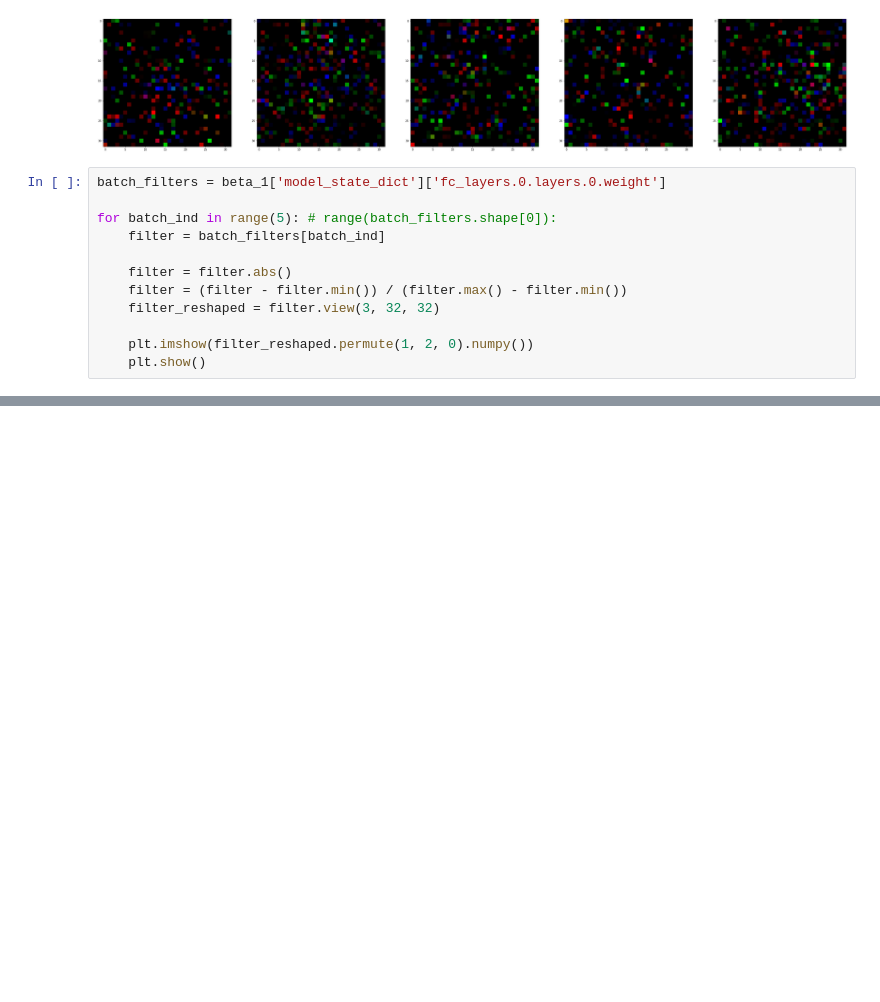
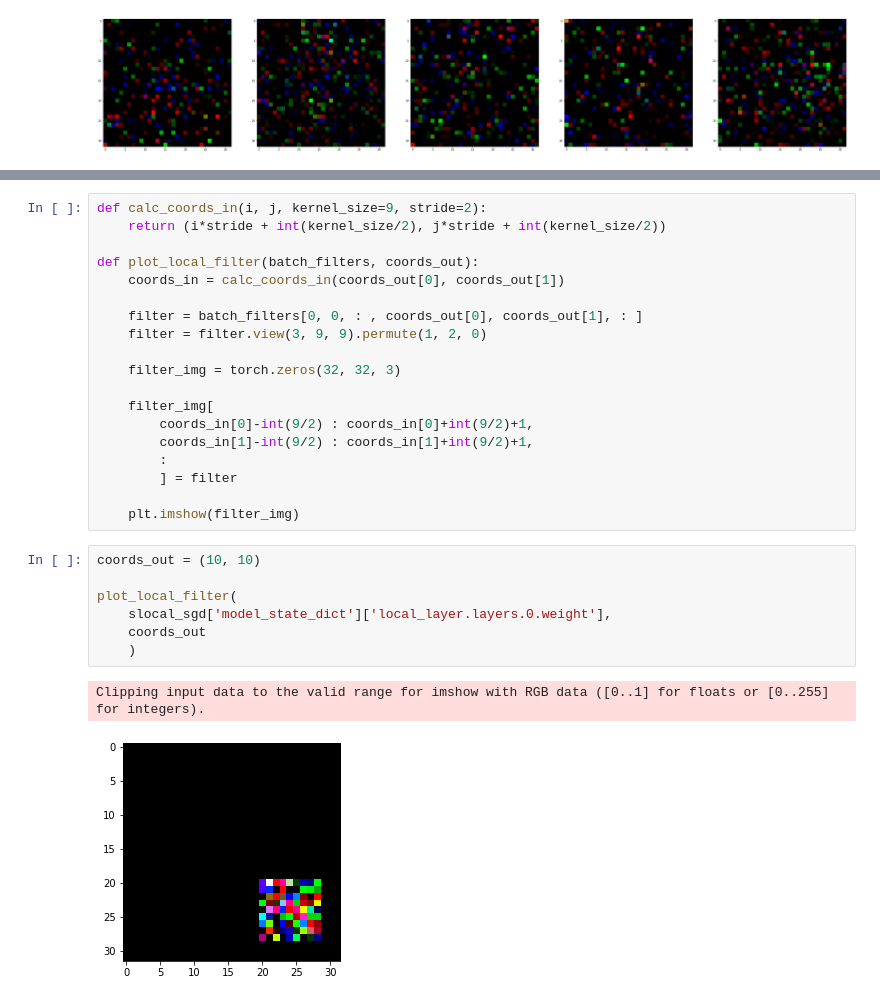
Before and after one commit to gojkoc54/convolutions_from_scratch, a Jupyter notebook: src/playground.ipynb, the cells around one changed output, grey strips where cells are left out. Saved outputs shown, nothing was run; the diff lists cells and outputs as text; blank space fills up the shorter version.

Commit message:
added s-local filter plotting for figure 4

```diff
--- a/src/playground.ipynb
+++ b/src/playground.ipynb
@@ -294,15 +305,3 @@ plot_filters(beta_50['model_state_dict']['fc_layers.0.layers.0.weight'], True)
 [figure]
 [figure]
 [figure]
-# %%
-batch_filters = beta_1['model_state_dict']['fc_layers.0.layers.0.weight']
-
-for batch_ind in range(5): # range(batch_filters.shape[0]):
-    filter = batch_filters[batch_ind]
-
-    filter = filter.abs()
-    filter = (filter - filter.min()) / (filter.max() - filter.min())
-    filter_reshaped = filter.view(3, 32, 32)
-
-    plt.imshow(filter_reshaped.permute(1, 2, 0).numpy())
-    plt.show()
@@ -314,0 +308,29 @@ for batch_ind in range(5): # range(batch_filters.shape[0]):
+# %%
+def calc_coords_in(i, j, kernel_size=9, stride=2):
+    return (i*stride + int(kernel_size/2), j*stride + int(kernel_size/2))
+
+def plot_local_filter(batch_filters, coords_out):
+    coords_in = calc_coords_in(coords_out[0], coords_out[1])
+
+    filter = batch_filters[0, 0, : , coords_out[0], coords_out[1], : ]
+    filter = filter.view(3, 9, 9).permute(1, 2, 0)
+
+    filter_img = torch.zeros(32, 32, 3)
+
+    filter_img[
+        coords_in[0]-int(9/2) : coords_in[0]+int(9/2)+1,
+        coords_in[1]-int(9/2) : coords_in[1]+int(9/2)+1,
+        :
+        ] = filter
+
+    plt.imshow(filter_img)
+# %%
+coords_out = (10, 10)
+
+plot_local_filter(
+    slocal_sgd['model_state_dict']['local_layer.layers.0.weight'],
+    coords_out
+    )
+# %% [output]
+Clipping input data to the valid range for imshow with RGB data ([0..1] for floats or [0..255] for integers).
+[figure, added]
```
Also changed, not shown: parts of 3 cells of this notebook.
